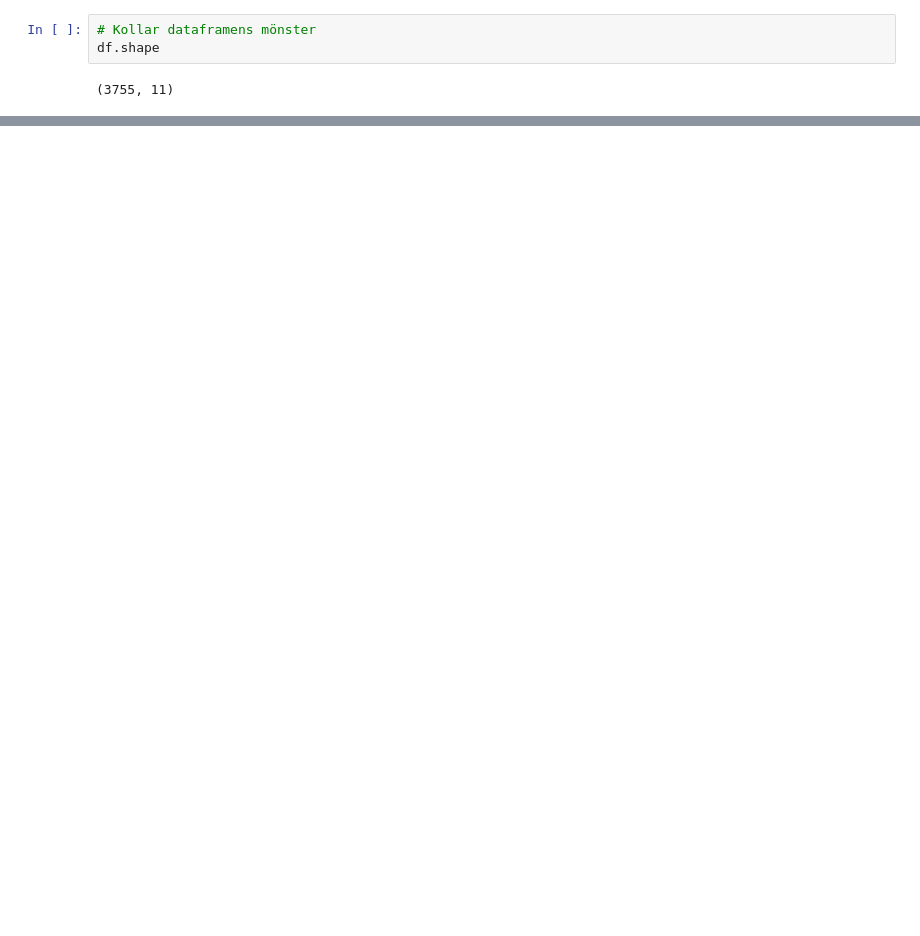
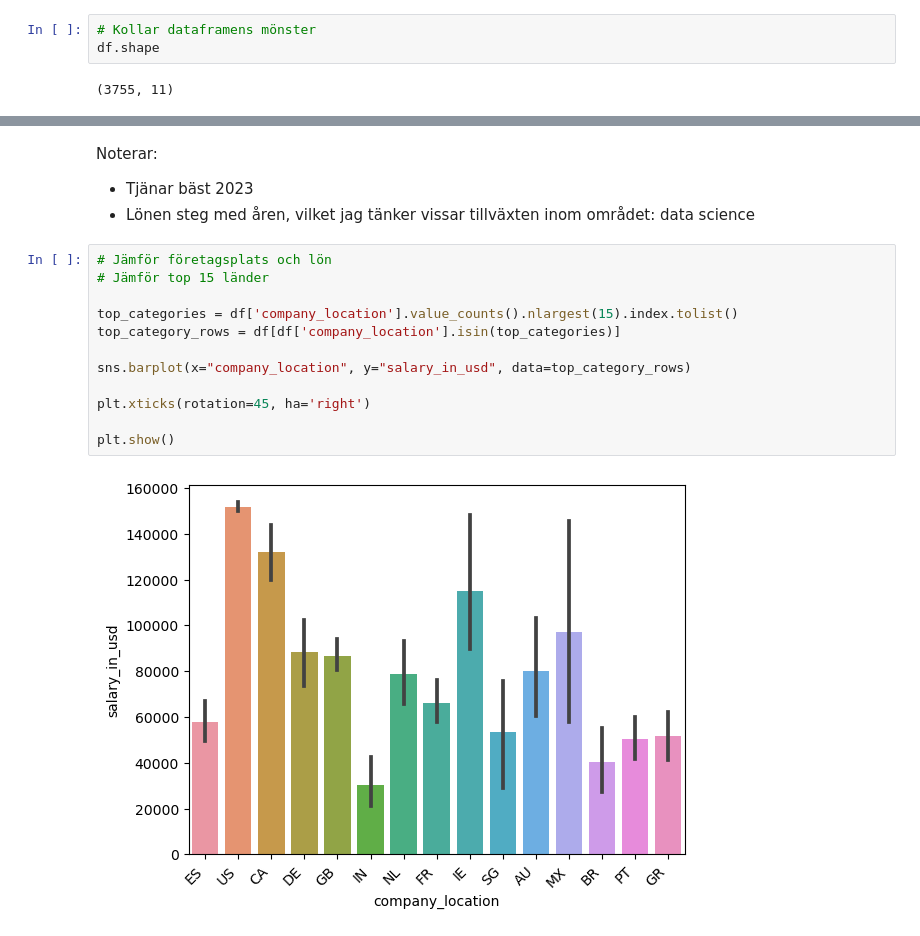
Before and after one commit to Code-666/EDA-project, a Jupyter notebook: EDA-project.ipynb, the cells around one changed output, grey strips where cells are left out. Drawn from its saved outputs; the diff is of its cells as text; blank space fills up the shorter version.

```diff
--- a/EDA-project.ipynb
+++ b/EDA-project.ipynb
@@ -176,0 +177,18 @@ sns.barplot(data=df, x="salary", y="job_title")
+# %% [markdown]
+Noterar:
+- Tjänar bäst 2023
+- Lönen steg med åren, vilket jag tänker vissar tillväxten inom området: data science
+# %%
+# Jämför företagsplats och lön
+# Jämför top 15 länder
+
+top_categories = df['company_location'].value_counts().nlargest(15).index.tolist()
+top_category_rows = df[df['company_location'].isin(top_categories)]
+
+sns.barplot(x="company_location", y="salary_in_usd", data=top_category_rows)
+
+plt.xticks(rotation=45, ha='right')
+
+plt.show()
+# %% [output]
+[figure, added]
```
Also changed, not shown: parts of 43 cells of this notebook.
